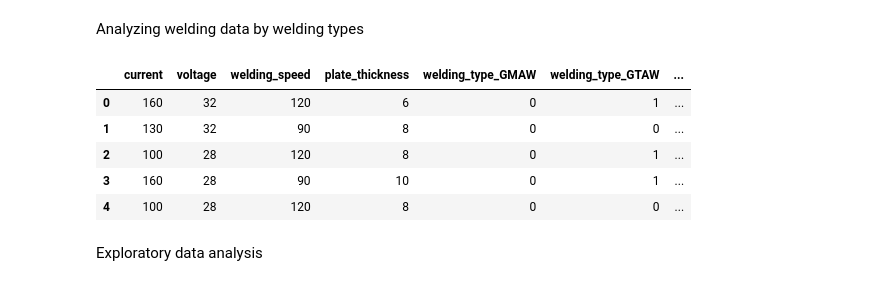
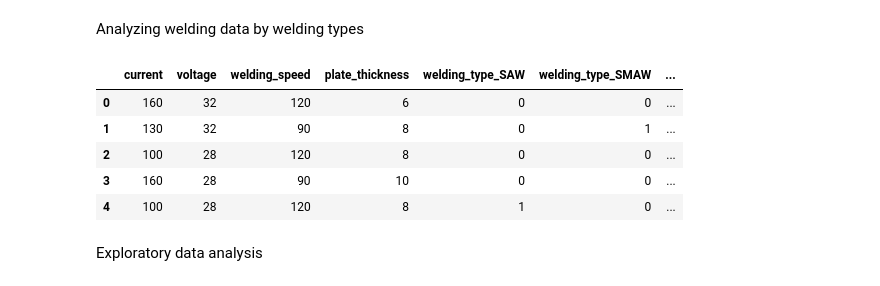
Before and after one commit to engrvitalis/Data-Analysis, a Jupyter notebook: ANN_Welding_Analysis4.ipynb, the cells around one changed output. Saved outputs shown, nothing was run; the diff lists cells and outputs as text; code cells hidden in the pictures.

```diff
--- a/ANN_Welding_Analysis4.ipynb
+++ b/ANN_Welding_Analysis4.ipynb
@@ -12,18 +12,17 @@ import timeit
 Analyzing welding data by welding types
 # %%
 df2 = pd.read_csv('welding_data_by_welding_types.csv')
-df2 = pd.get_dummies(df2).drop('welding_type_SAW', axis=1)
-df2 = df2[['current',	'voltage',	'welding_speed',	'plate_thickness',
-           'welding_type_GMAW',	'welding_type_GTAW',	'welding_type_SMAW',
-           'heat_input',	'tensile_strength',	'flexural_strength',	'hardness_value']]
+df2 = pd.get_dummies(df2).drop('welding_type_GMAW', axis=1)
+df2 = df2[['current', 'voltage', 'welding_speed', 'plate_thickness',	'welding_type_SAW',	'welding_type_SMAW',	              'welding_type_GTAW', 'heat_input', 'flexural_strength', 'hardness_value', 'residual_stress',
+           'tensile_strength']]
 df2.head()
 # %% [output]
-|  | current | voltage | welding_speed | plate_thickness | welding_type_GMAW | welding_type_GTAW | ... |
-| 0 | 160 | 32 | 120 | 6 | 0 | 1 | ... |
-| 1 | 130 | 32 | 90 | 8 | 0 | 0 | ... |
-| 2 | 100 | 28 | 120 | 8 | 0 | 1 | ... |
-| 3 | 160 | 28 | 90 | 10 | 0 | 1 | ... |
-| 4 | 100 | 28 | 120 | 8 | 0 | 0 | ... |
+|  | current | voltage | welding_speed | plate_thickness | welding_type_SAW | welding_type_SMAW | ... |
+| 0 | 160 | 32 | 120 | 6 | 0 | 0 | ... |
+| 1 | 130 | 32 | 90 | 8 | 0 | 1 | ... |
+| 2 | 100 | 28 | 120 | 8 | 0 | 0 | ... |
+| 3 | 160 | 28 | 90 | 10 | 0 | 0 | ... |
+| 4 | 100 | 28 | 120 | 8 | 1 | 0 | ... |
 # %% [markdown]
 Exploratory data analysis
 # %%
```
Also changed, not shown: parts of 4 cells of this notebook, 1 other file.
